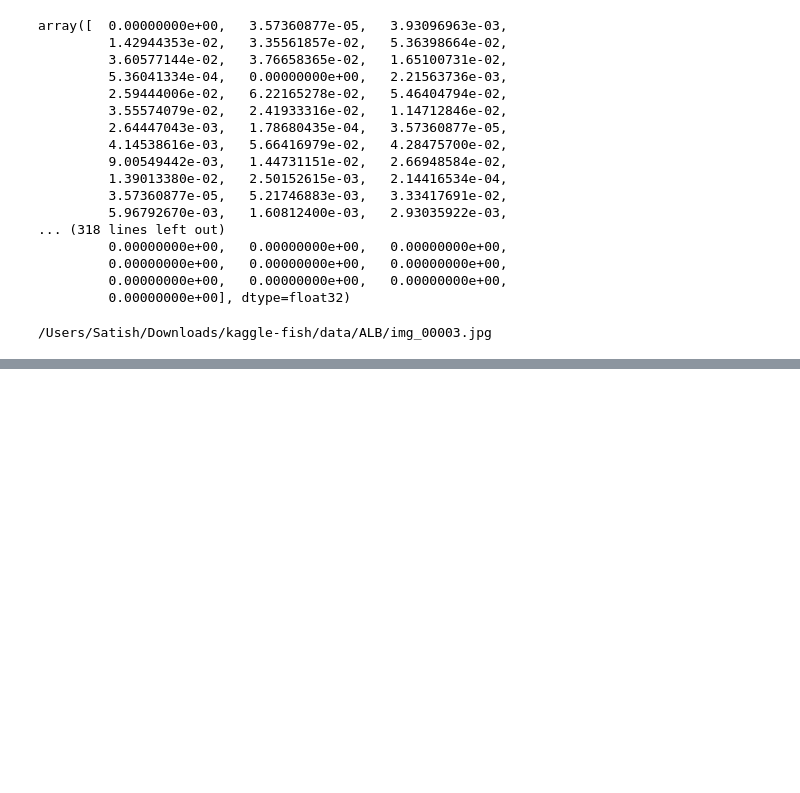
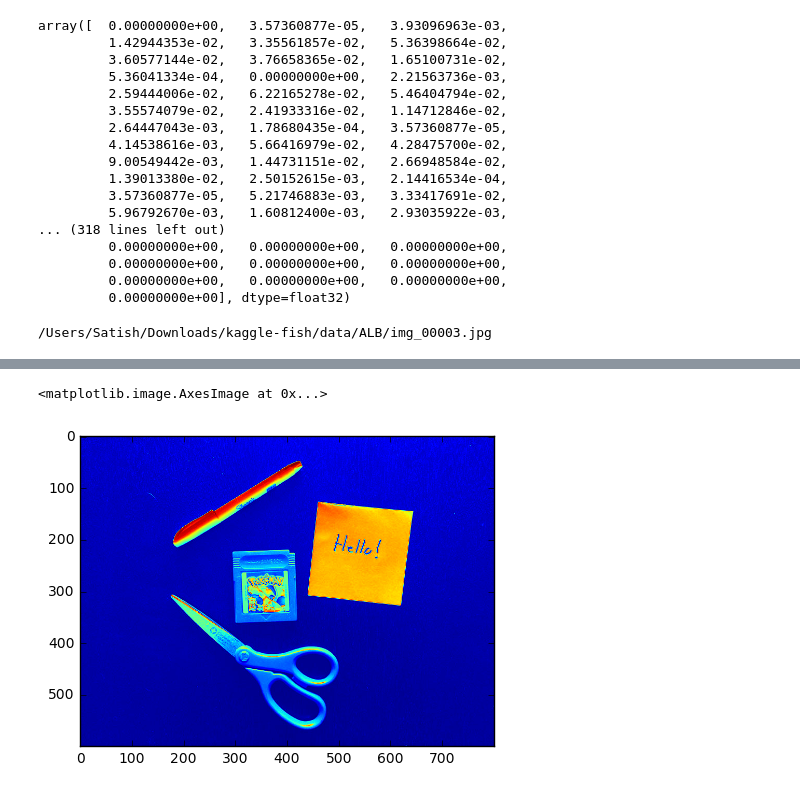
Before and after one commit to SatioO/Pythoncodes, a Jupyter notebook: pyimagesearch/CBIR/Image_search_engine.ipynb, the cells around one changed output, grey strips where cells are left out. Drawn from its saved outputs; the diff is of its cells as text; code cells hidden in the pictures; blank space fills up the shorter version.

```diff
--- a/pyimagesearch/CBIR/Image_search_engine.ipynb
+++ b/pyimagesearch/CBIR/Image_search_engine.ipynb
@@ -164,0 +174,6 @@ for (i, imagePath)  in tqdm(enumerate(imagePaths)):
+# %%
+gray = cv2.cvtColor(image, cv2.COLOR_BGR2GRAY)
+plt.imshow(gray)
+# %% [output]
+<matplotlib.image.AxesImage at 0x...>
+[figure, added]
```
Also changed, not shown: parts of 22 cells of this notebook, 15 other files.
